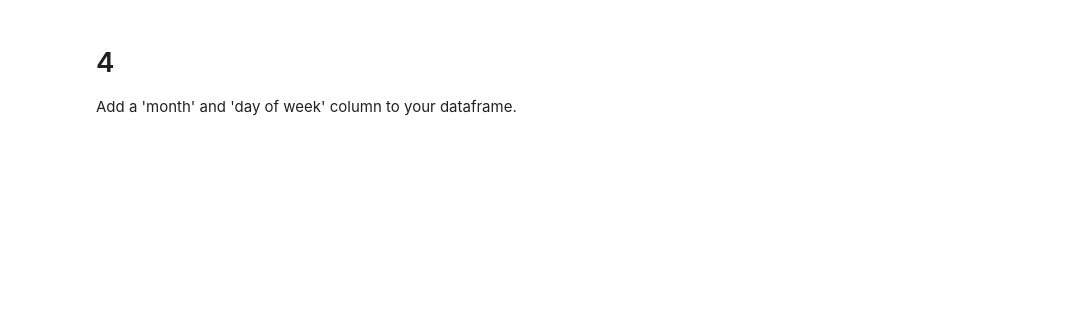
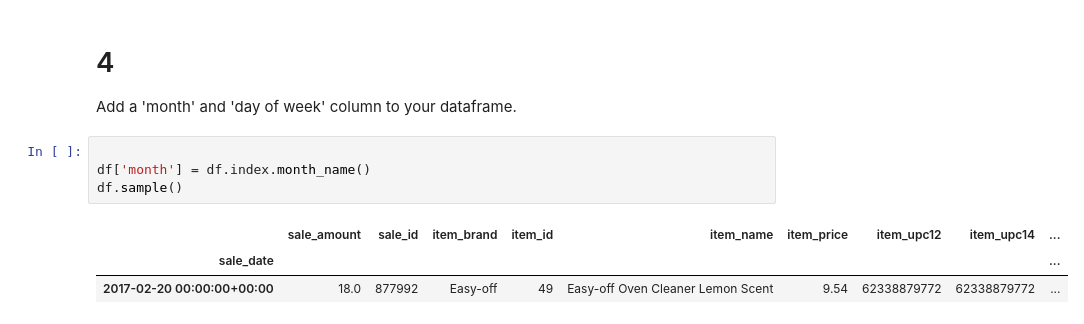
Before and after one commit to VelasquezAlejandro044/time-series-exercises, a Jupyter notebook: prepare_tsa.ipynb, the cells around one changed output. Drawn from its saved outputs; the diff is of its cells as text; blank space fills up the shorter version.

```diff
--- a/prepare_tsa.ipynb
+++ b/prepare_tsa.ipynb
@@ -158,3 +158,11 @@ df.sample()
 # %% [markdown]
 # 4
 Add a 'month' and 'day of week' column to your dataframe.
+# %%
+
+df['month'] = df.index.month_name()
+df.sample()
+# %% [output]
+|  | sale_amount | sale_id | item_brand | item_id | item_name | item_price | item_upc12 | item_upc14 | ... |
+| sale_date |  |  |  |  |  |  |  |  | ... |
+| 2017-02-20 00:00:00+00:00 | 18.0 | 877992 | Easy-off | 49 | Easy-off Oven Cleaner Lemon Scent | 9.54 | 62338879772 | 62338879772 | ... |
```
Also changed, not shown: parts of 10 cells of this notebook, 1 other file.
